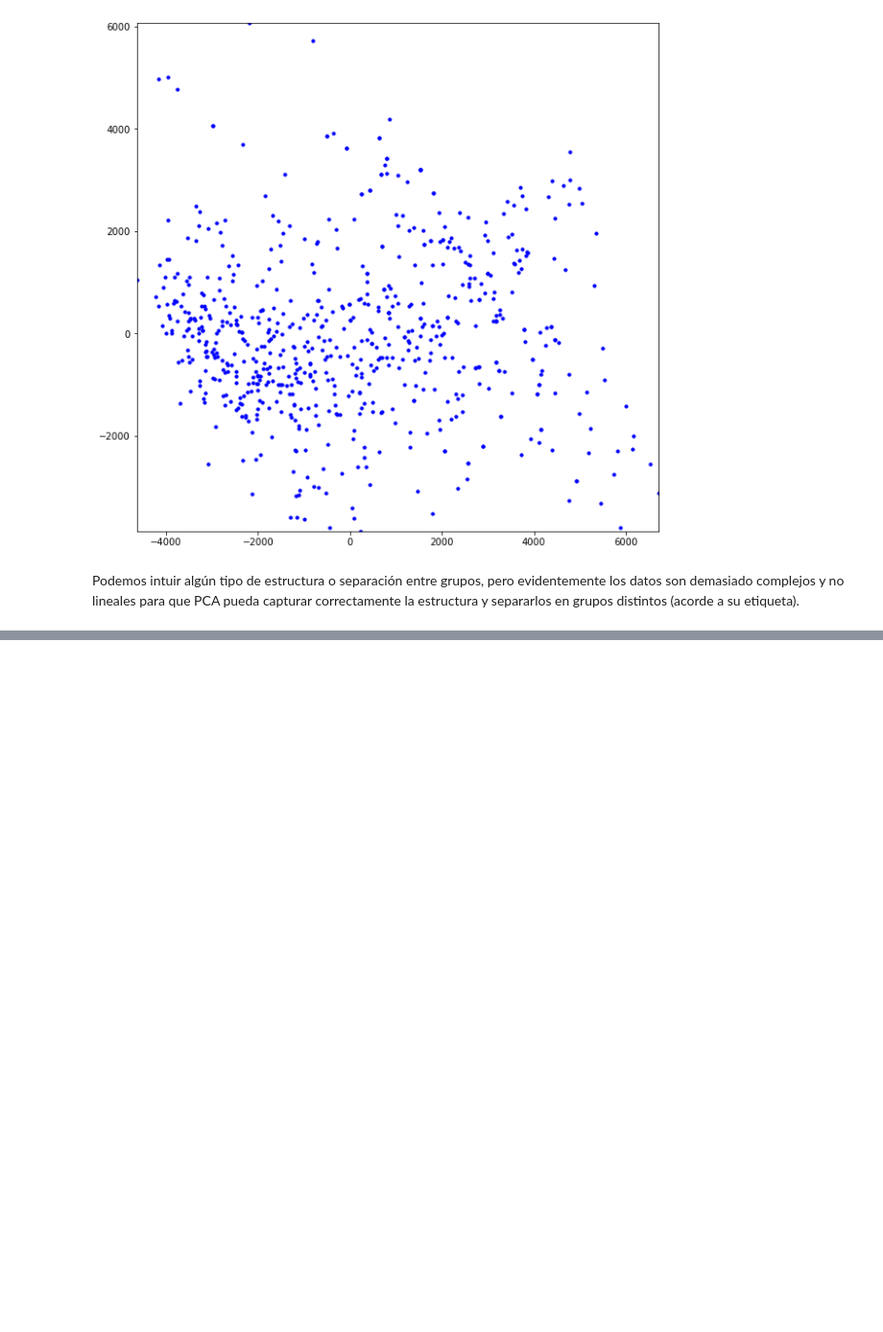
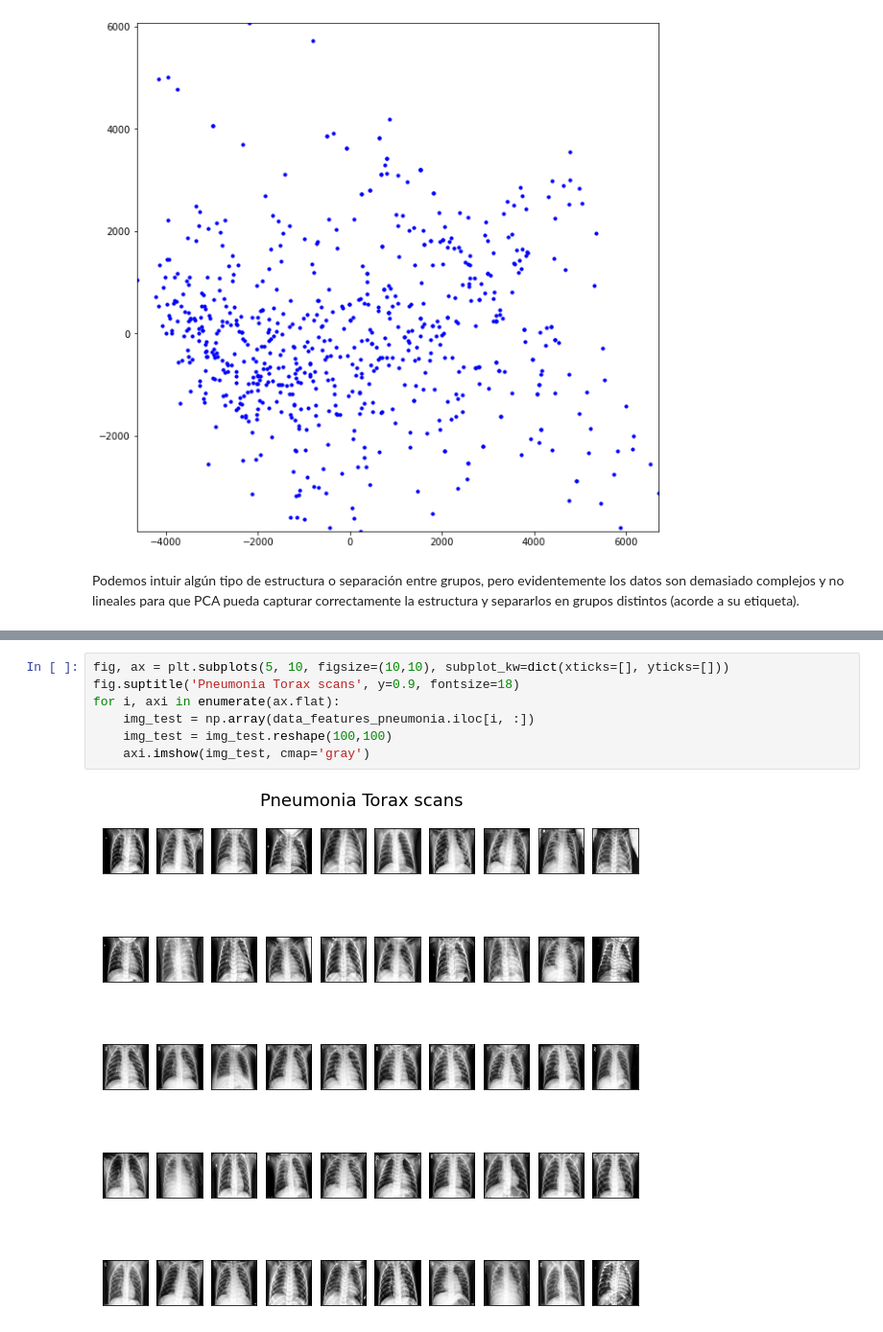
Before and after one commit to mauriciomem/desafio_final, a Jupyter notebook: desafio_final_pca-mainfold-mau.ipynb, the cells around one changed output, grey strips where cells are left out. Shown at 96% size. Saved outputs shown, nothing was run; the diff lists cells and outputs as text; blank space fills up the shorter version.

```diff
--- a/desafio_final_pca-mainfold-mau.ipynb
+++ b/desafio_final_pca-mainfold-mau.ipynb
@@ -747,0 +829,9 @@ Podemos intuir algún tipo de estructura o separación entre grupos, pero eviden
+# %%
+fig, ax = plt.subplots(5, 10, figsize=(10,10), subplot_kw=dict(xticks=[], yticks=[]))
+fig.suptitle('Pneumonia Torax scans', y=0.9, fontsize=18)
+for i, axi in enumerate(ax.flat):
+    img_test = np.array(data_features_pneumonia.iloc[i, :])
+    img_test = img_test.reshape(100,100)
+    axi.imshow(img_test, cmap='gray')
+# %% [output]
+[figure, added]
```
Also changed, not shown: parts of 44 cells of this notebook.
